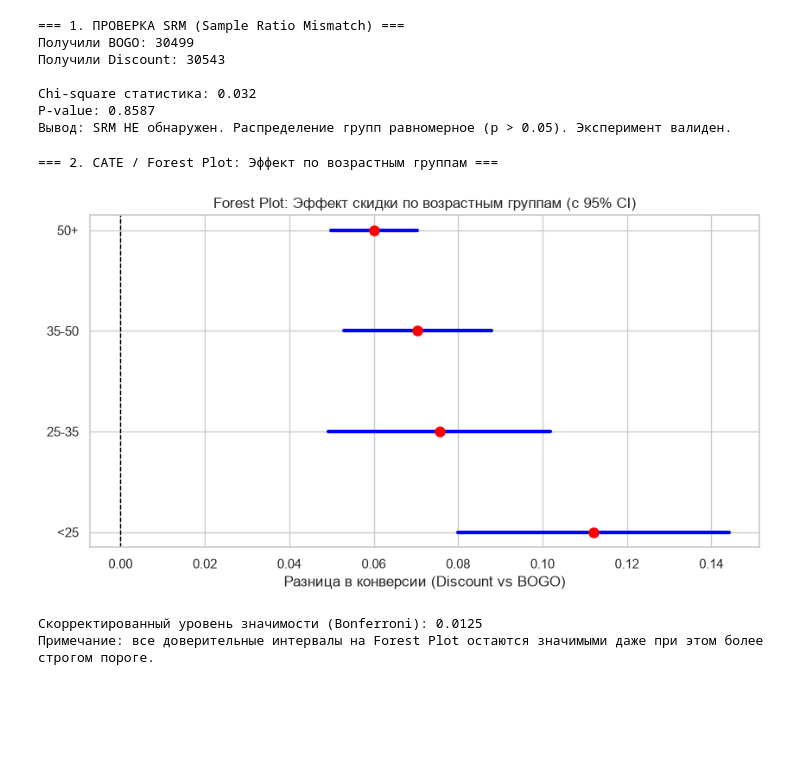
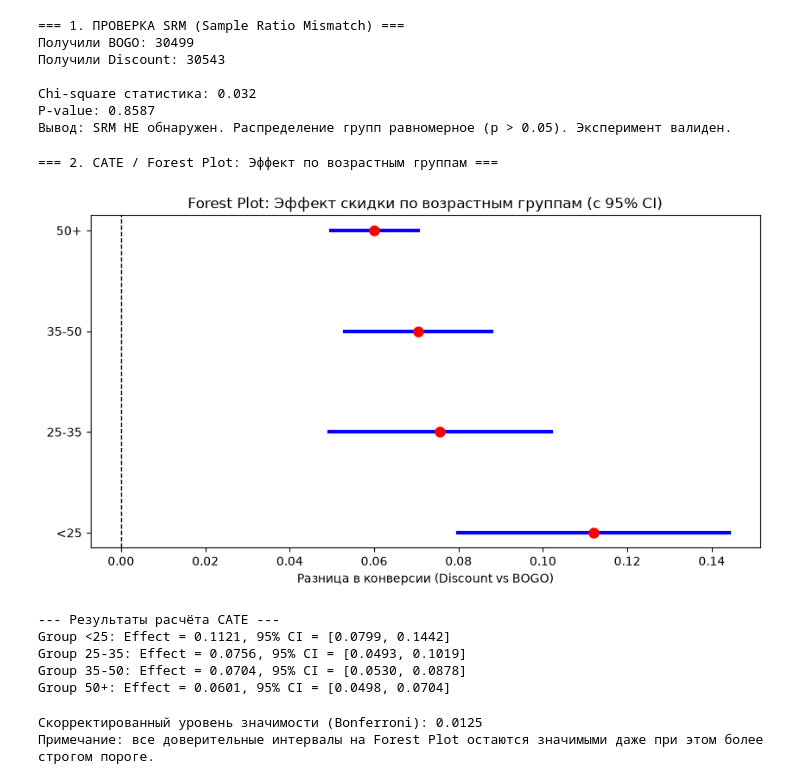
Before and after one commit to Arkwark/starbucks-offer-effectiveness-analysis, a Jupyter notebook: notebooks/02_eda_and_metrics.ipynb, the cells around one changed output. Cells and saved outputs as stored; diff of their text form; code cells hidden in the pictures; blank space fills up the shorter version.

```diff
--- a/notebooks/02_eda_and_metrics.ipynb
+++ b/notebooks/02_eda_and_metrics.ipynb
@@ -7,15 +7,3 @@ from scipy.stats import chisquare
 from statsmodels.stats.proportion import proportions_ztest
 import statsmodels.api as sm
 from statsmodels.stats.proportion import confint_proportions_2indep
-
-# Настройка стиля графиков
-sns.set_theme(style="whitegrid")
-plt.rcParams['figure.figsize'] = [10, 5]
-
-# Загрузка данных
-profile = pd.read_parquet('../data/processed/profile_clean.parquet')
-transcript = pd.read_parquet('../data/processed/transcript_clean.parquet')
-portfolio = pd.read_parquet('../data/processed/portfolio.parquet')
-
-
-print("Данные загружены! Пользователей:", len(profile), "Событий:", len(transcript))
@@ -301,12 +291,10 @@ Chi-square статистика: 0.032
 P-value: 0.8587
 Вывод: SRM НЕ обнаружен. Распределение групп равномерное (p > 0.05). Эксперимент валиден.
 # %%
-import statsmodels.api as sm
-from statsmodels.stats.proportion import confint_proportions_2indep
-
 print("=== 2. CATE / Forest Plot: Эффект по возрастным группам ===")
 
-# Подготовим данные
+# 1. Подготовка данных (берём очищенные данные из 03 ноутбука)
+# Чтобы не дублировать логику, подготовим данные заново, но чисто.
 completed = transcript[transcript['event'] == 'offer completed'].copy()
 completed = completed.merge(portfolio[['id', 'offer_type']], left_on='offer_id', right_on='id')
 completed = completed.merge(profile[['id', 'age']], left_on='person', right_on='id')
@@ -316,53 +304,79 @@ bins = [0, 25, 35, 50, 100]
 labels = ['<25', '25-35', '35-50', '50+']
 completed['age_group'] = pd.cut(completed['age'], bins=bins, labels=labels)
 
-# Нам нужно сравнить конверсию BOGO и Discount внутри каждой группы.
-# Для простоты возьмем разницу в долях (Discount минус BOGO)
+# Считаем конверсию для BOGO и Discount по каждой возрастной группе
 results = []
 
 for group in labels:
-    # Данные по BOGO для этой группы
-    bogo_data = completed[(completed['age_group'] == group) & (completed['offer_type'] == 'bogo')]
+    # Фильтруем данные для конкретной возрастной группы
+    group_data = completed[completed['age_group'] == group]
+
+    # Считаем успехи (выполненные офферы) и общее количество полученных офферов
+    # Важно: используем только BOGO и Discount
+    bogo_data = group_data[group_data['offer_type'] == 'bogo']
+    disc_data = group_data[group_data['offer_type'] == 'discount']
+
+    # Получаем общее количество полученных офферов (received) для этой группы
+    # Для этого фильтруем исходный offers_received по возрасту
+    # (Этот шаг можно оптимизировать, но для наглядности оставим так)
+
+    # Находим ID пользователей в этой возрастной группе
+    # (Используем profile, чтобы отфильтровать received_offers)
+    users_in_group = profile[profile['age'].between(bins[labels.index(group)], bins[labels.index(group)+1])]['id']
+
+    # Считаем полученные офферы для этой группы
+    received_group = received_offers[received_offers['person'].isin(users_in_group)]
+
+    bogo_total = len(received_group[received_group['offer_type'] == 'bogo'])
+    disc_total = len(received_group[received_group['offer_type'] == 'discount'])
+
     bogo_success = len(bogo_data)
-    bogo_total = len(received_offers[(received_offers['offer_type'] == 'bogo') & (received_offers['person'].isin(profile[profile['age'].between(bins[labels.index(group)], bins[labels.index(group)+1])]['id']))])
-
-    # Данные по Discount для этой группы
-    disc_data = completed[(completed['age_group'] == group) & (completed['offer_type'] == 'discount')]
     disc_success = len(disc_data)
-    disc_total = len(received_offers[(received_offers['offer_type'] == 'discount') & (received_offers['person'].isin(profile[profile['age'].between(bins[labels.index(group)], bins[labels.index(group)+1])]['id']))])
 
     # Пропорции
     p1 = disc_success / disc_total if disc_total > 0 else 0
     p2 = bogo_success / bogo_total if bogo_total > 0 else 0
 
-    # Доверительный интервал для разницы пропорций
+    # Доверительный интервал для разницы пропорций (Discount - BOGO)
     ci = confint_proportions_2indep(disc_success, disc_total, bogo_success, bogo_total, method='wald')
 
     results.append({
         'Group': group,
         'Effect (Discount - BOGO)': p1 - p2,
         'CI_lower': ci[0],
-        'CI_upper': ci[1]
+        'CI_upper': ci[1],
+        'p1': p1,
+        'p2': p2
     })
 
-# Строим график
+# 2. Строим график
 fig, ax = plt.subplots(figsize=(10, 5))
 y_pos = np.arange(len(results))
 
 for i, res in enumerate(results):
     ax.plot([res['CI_lower'], res['CI_upper']], [i, i], color='blue', linewidth=3)
     ax.plot(res['Effect (Discount - BOGO)'], i, 'o', color='red', markersize=8)
 
 ax.axvline(0, color='black', linestyle='--', linewidth=1)
 ax.set_yticks(y_pos)
 ax.set_yticklabels([r['Group'] for r in results])
 ax.set_xlabel('Разница в конверсии (Discount vs BOGO)')
 ax.set_title('Forest Plot: Эффект скидки по возрастным группам (с 95% CI)')
 
 plt.savefig('../reports/figures/forest_plot_cate_by_age.png', dpi=300, bbox_inches='tight')
 plt.show()
+
+# 3. Выводим таблицу с результатами для проверки (опционально)
+print("\n--- Результаты расчёта CATE ---")
+for res in results:
+    print(f"Group {res['Group']}: Effect = {res['Effect (Discount - BOGO)']:.4f}, 95% CI = [{res['CI_lower']:.4f}, {res['CI_upper']:.4f}]")
 # %% [output]
 === 2. CATE / Forest Plot: Эффект по возрастным группам ===
-[figure, old version]
+[figure, new version]
+--- Результаты расчёта CATE ---
+Group <25: Effect = 0.1121, 95% CI = [0.0799, 0.1442]
+Group 25-35: Effect = 0.0756, 95% CI = [0.0493, 0.1019]
+Group 35-50: Effect = 0.0704, 95% CI = [0.0530, 0.0878]
+Group 50+: Effect = 0.0601, 95% CI = [0.0498, 0.0704]
 # %%
 # Поправка Бонферрони на множественные сравнения
```
Also changed, not shown: parts of 9 cells of this notebook, 8 other files.
